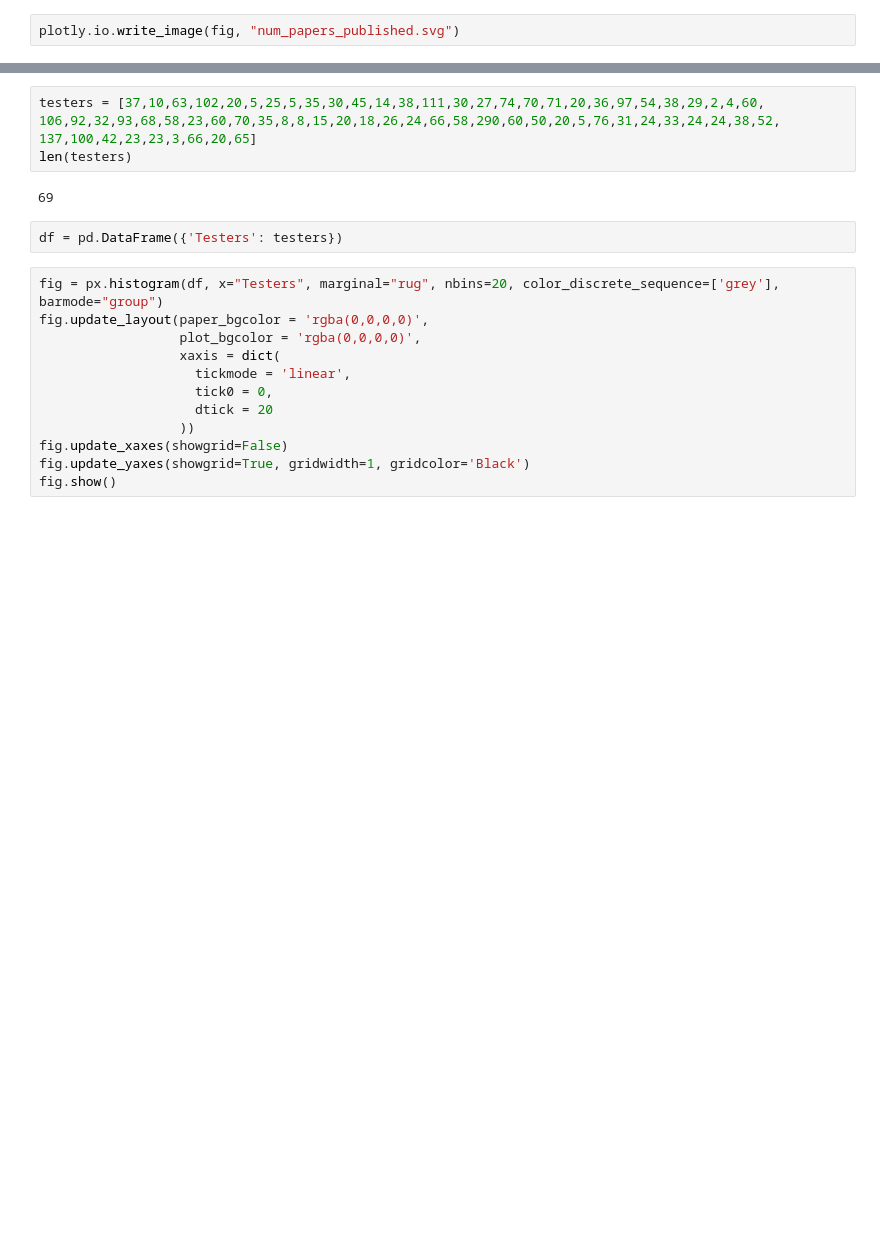
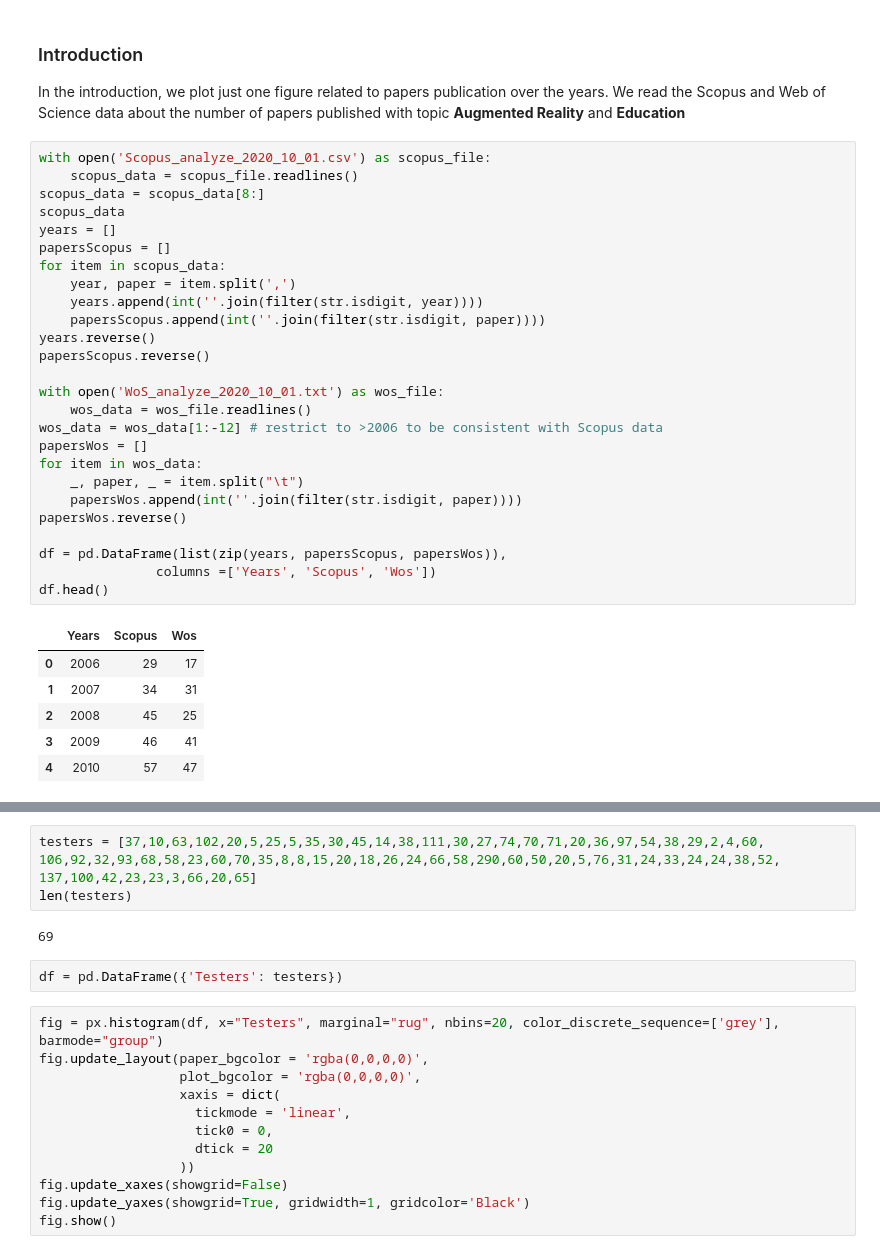
Before and after one commit to Stocastico/AR_SLR_Paper, a Jupyter notebook: create_figures.ipynb, the cells around one changed output, grey strips where cells are left out. Saved outputs shown, nothing was run; the diff lists cells and outputs as text; blank space fills up the shorter version.

```diff
--- a/create_figures.ipynb
+++ b/create_figures.ipynb
@@ -33,2 +7,37 @@ fig.show()
-# %%
-plotly.io.write_image(fig, "num_papers_published.svg")
+# %% [markdown]
+### Introduction
+In the introduction, we plot just one figure related to papers publication over the years.
+We read the Scopus and Web of Science data about the number of papers published with topic **Augmented Reality** and **Education**
+# %%
+with open('Scopus_analyze_2020_10_01.csv') as scopus_file:
+    scopus_data = scopus_file.readlines()
+scopus_data = scopus_data[8:]
+scopus_data
+years = []
+papersScopus = []
+for item in scopus_data:
+    year, paper = item.split(',')
+    years.append(int(''.join(filter(str.isdigit, year))))
+    papersScopus.append(int(''.join(filter(str.isdigit, paper))))
+years.reverse()
+papersScopus.reverse()
+
+with open('WoS_analyze_2020_10_01.txt') as wos_file:
+    wos_data = wos_file.readlines()
+wos_data = wos_data[1:-12] # restrict to >2006 to be consistent with Scopus data
+papersWos = []
+for item in wos_data:
+    _, paper, _ = item.split("\t")
+    papersWos.append(int(''.join(filter(str.isdigit, paper))))
+papersWos.reverse()
+
+df = pd.DataFrame(list(zip(years, papersScopus, papersWos)),
+               columns =['Years', 'Scopus', 'Wos'])
+df.head()
+# %% [output]
+|  | Years | Scopus | Wos |
+| 0 | 2006 | 29 | 17 |
+| 1 | 2007 | 34 | 31 |
+| 2 | 2008 | 45 | 25 |
+| 3 | 2009 | 46 | 41 |
+| 4 | 2010 | 57 | 47 |
```
Also changed, not shown: parts of 10 cells of this notebook, 4 other files.
